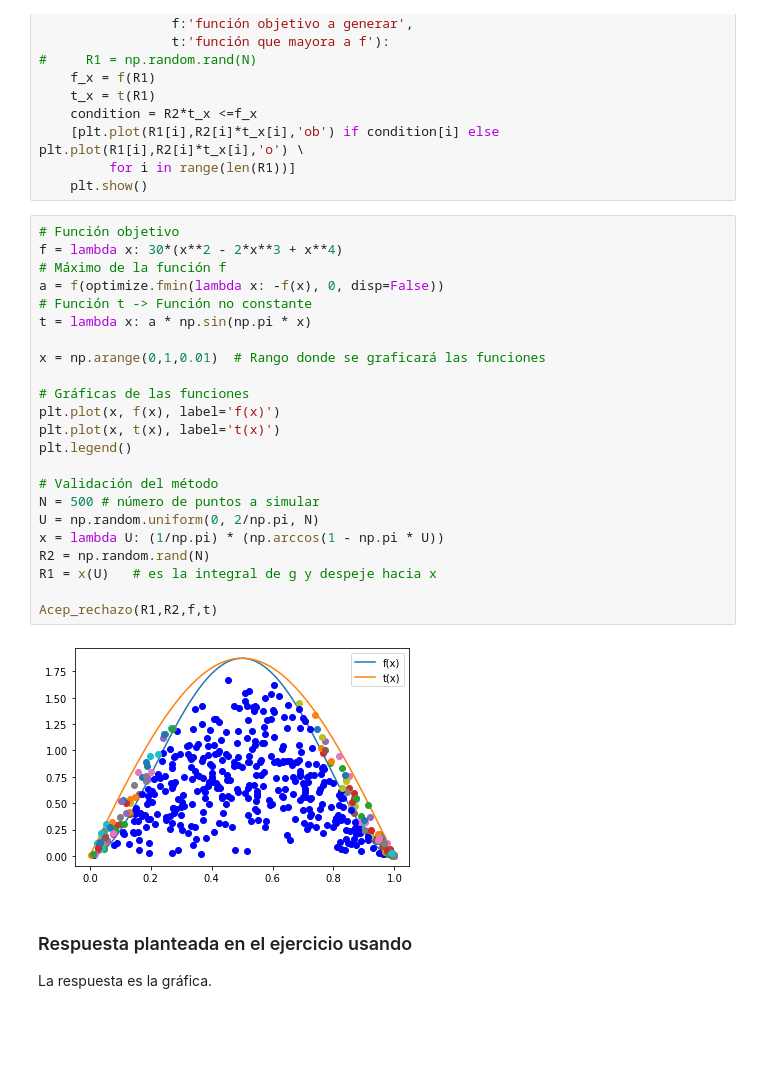
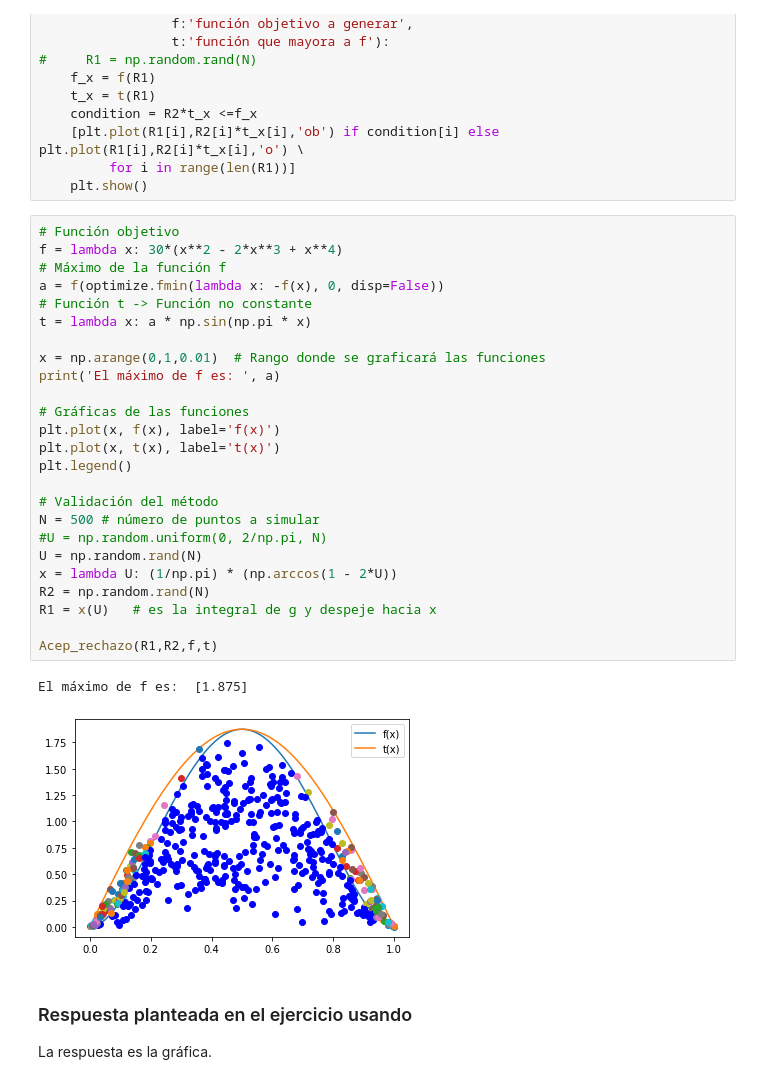
Before and after one commit to cristinalobera/Tarea6_C_Lobera_I_Sanroman, a Jupyter notebook: Tarea6_C_Lobera __I_Sanroman.ipynb, the cells around one changed output. Cells and saved outputs as stored; diff of their text form; blank space fills up the shorter version.

```diff
--- a/Tarea6_C_Lobera __I_Sanroman.ipynb
+++ b/Tarea6_C_Lobera __I_Sanroman.ipynb
@@ -153,28 +168,31 @@ def Acep_rechazo(R2:'Variables distruidas U~U(0,1)',
 # %%
 # Función objetivo
 f = lambda x: 30*(x**2 - 2*x**3 + x**4)
 # Máximo de la función f
 a = f(optimize.fmin(lambda x: -f(x), 0, disp=False))
 # Función t -> Función no constante
 t = lambda x: a * np.sin(np.pi * x)
 
 x = np.arange(0,1,0.01)  # Rango donde se graficará las funciones
+print('El máximo de f es: ', a)
 
 # Gráficas de las funciones
 plt.plot(x, f(x), label='f(x)')
 plt.plot(x, t(x), label='t(x)')
 plt.legend()
 
 # Validación del método
 N = 500 # número de puntos a simular
-U = np.random.uniform(0, 2/np.pi, N)
-x = lambda U: (1/np.pi) * (np.arccos(1 - np.pi * U))
+#U = np.random.uniform(0, 2/np.pi, N)
+U = np.random.rand(N)
+x = lambda U: (1/np.pi) * (np.arccos(1 - 2*U))
 R2 = np.random.rand(N)
 R1 = x(U)   # es la integral de g y despeje hacia x
 
 Acep_rechazo(R1,R2,f,t)
 # %% [output]
+El máximo de f es:  [1.875]
-[figure, old version]
+[figure, new version]
 # %% [markdown]
 ### Respuesta planteada en el ejercicio usando
  La respuesta es la gráfica.
```
Also changed, not shown: parts of 6 cells of this notebook.
